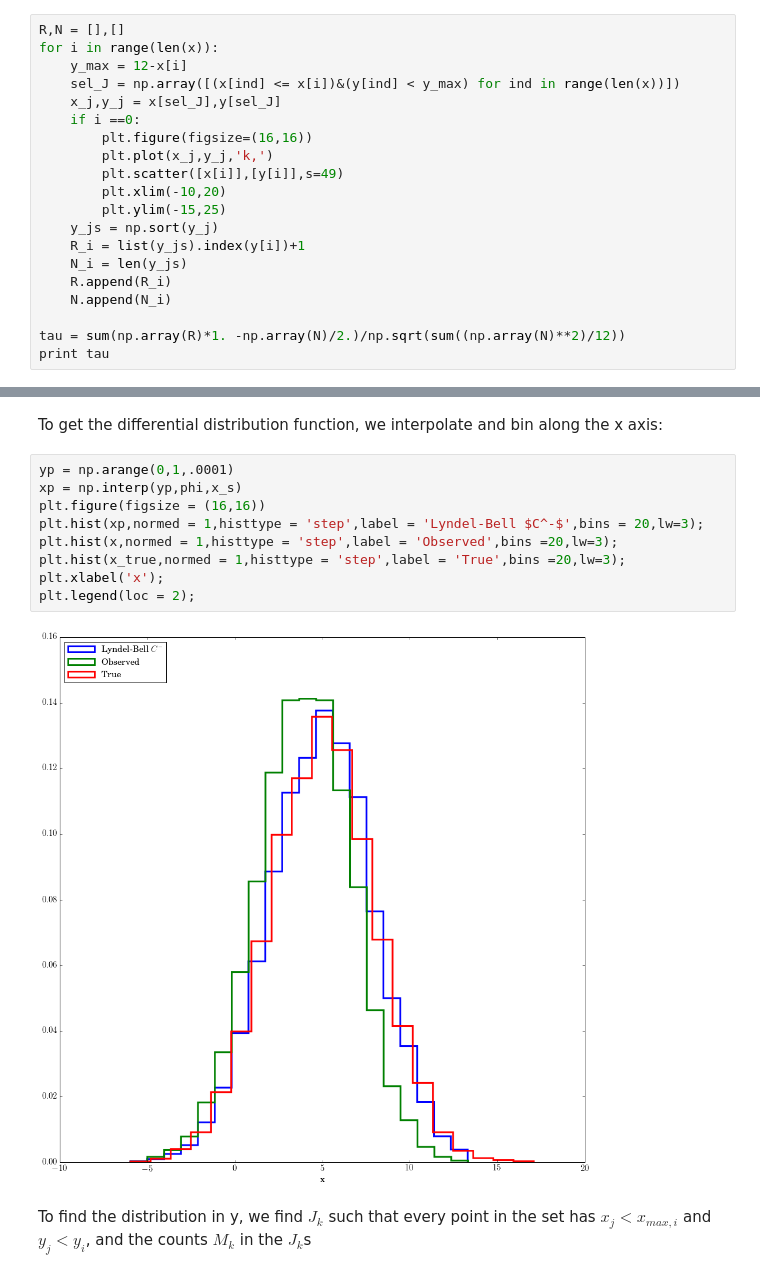
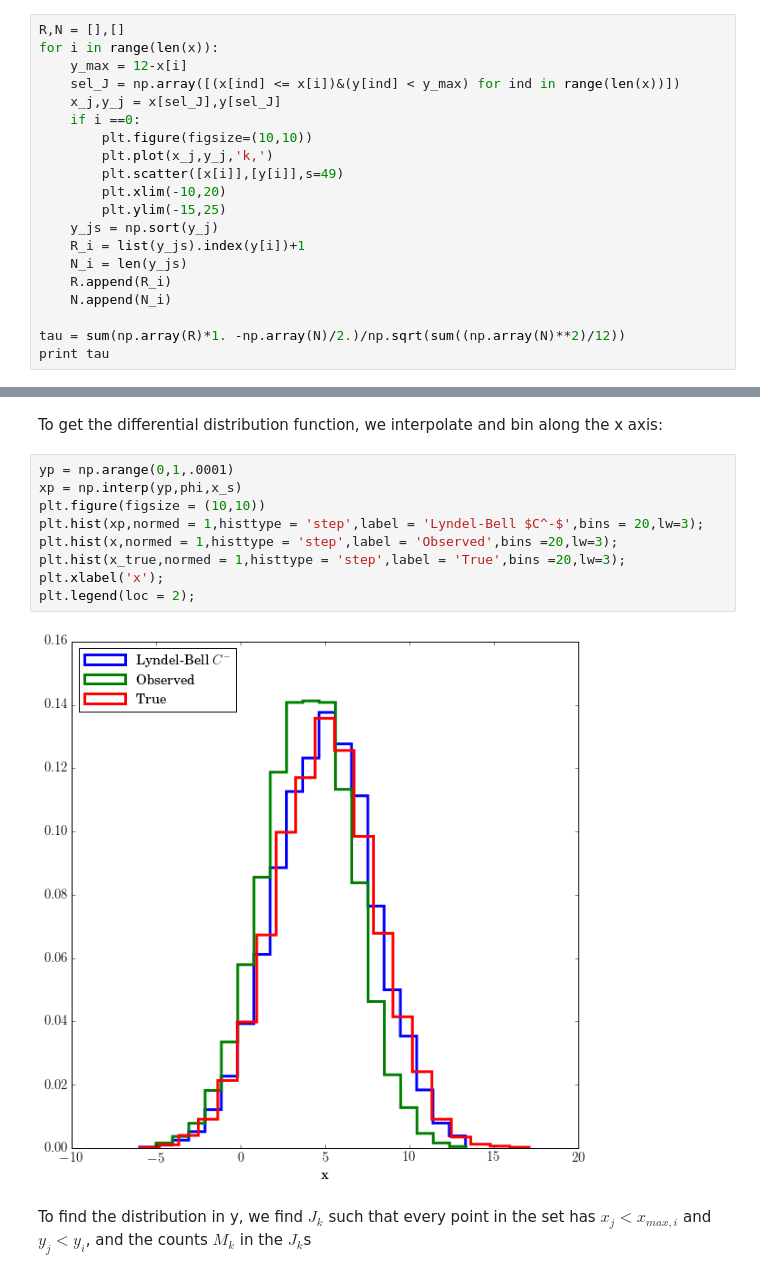
Before and after one commit to dkirkby/astroml-study, a Jupyter notebook: Chapter4/Chapter 4.5 - 4.9.ipynb, the cells around one changed output, grey strips where cells are left out. Drawn from its saved outputs; the diff is of its cells as text.

Commit message:
made figures smaller

```diff
--- a/Chapter4/Chapter 4.5 - 4.9.ipynb
+++ b/Chapter4/Chapter 4.5 - 4.9.ipynb
@@ -589,7 +589,7 @@ for i in range(len(x)):
     sel_J = np.array([(x[ind] <= x[i])&(y[ind] < y_max) for ind in range(len(x))])
     x_j,y_j = x[sel_J],y[sel_J]
     if i ==0:
-        plt.figure(figsize=(16,16))
+        plt.figure(figsize=(10,10))
         plt.plot(x_j,y_j,'k,')
         plt.scatter([x[i]],[y[i]],s=49)
         plt.xlim(-10,20)
@@ -627,14 +627,14 @@ To get the differential distribution function, we interpolate and bin along the
 # %%
 yp = np.arange(0,1,.0001)
 xp = np.interp(yp,phi,x_s)
-plt.figure(figsize = (16,16))
+plt.figure(figsize = (10,10))
 plt.hist(xp,normed = 1,histtype = 'step',label = 'Lyndel-Bell $C^-$',bins = 20,lw=3);
 plt.hist(x,normed = 1,histtype = 'step',label = 'Observed',bins =20,lw=3);
 plt.hist(x_true,normed = 1,histtype = 'step',label = 'True',bins =20,lw=3);
 plt.xlabel('x');
 plt.legend(loc = 2);
 # %% [output]
-[figure, old version]
+[figure, new version]
 # %% [markdown]
 To find the distribution in y, we find $J_k$ such that every point in the set has $x_j \lt x_{max,i}$ and $y_j \lt y_{i}$, and the counts $M_k$ in the $J_k$s
 # %%
```
Also changed, not shown: parts of 8 cells of this notebook.
